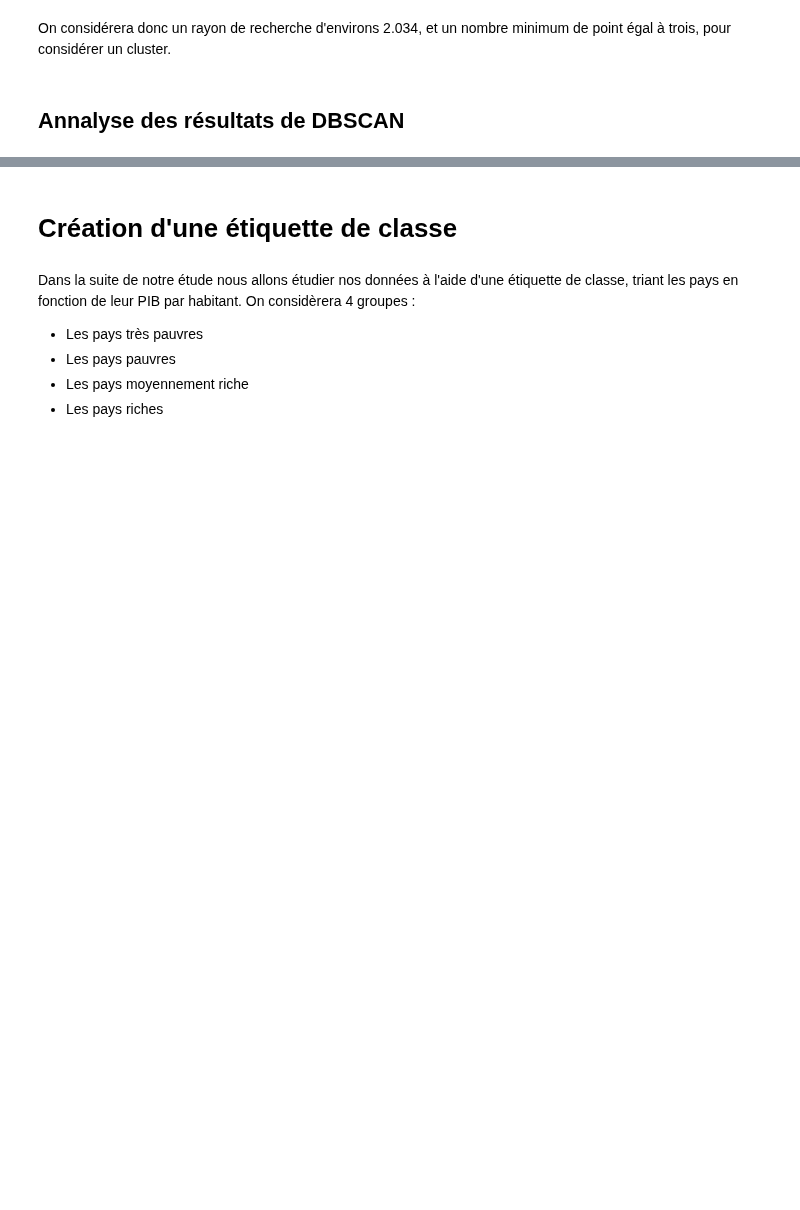
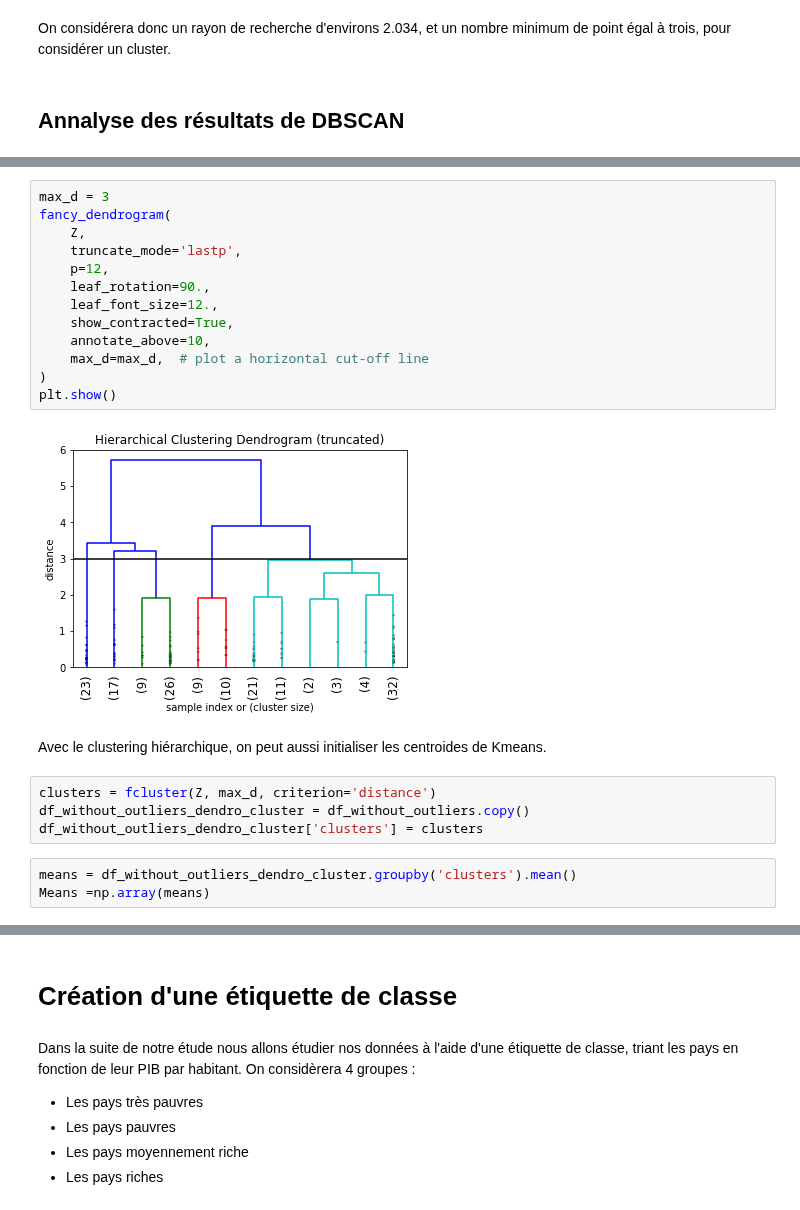
Before and after one commit to LisaNicvert/IA_project, a Jupyter notebook: IA_project_complex.ipynb, the cells around one changed output, grey strips where cells are left out. Cells and saved outputs as stored; diff of their text form; blank space fills up the shorter version.

```diff
--- a/IA_project_complex.ipynb
+++ b/IA_project_complex.ipynb
@@ -330,0 +376,24 @@ df_without_outliers=df_clustering_norm_lab[df_clustering_norm_lab.Labels != -1]
+# %%
+max_d = 3
+fancy_dendrogram(
+    Z,
+    truncate_mode='lastp',
+    p=12,
+    leaf_rotation=90.,
+    leaf_font_size=12.,
+    show_contracted=True,
+    annotate_above=10,
+    max_d=max_d,  # plot a horizontal cut-off line
+)
+plt.show()
+# %% [output]
+[figure, added]
+# %% [markdown]
+Avec le clustering hiérarchique, on peut aussi initialiser les centroides de Kmeans.
+# %%
+clusters = fcluster(Z, max_d, criterion='distance')
+df_without_outliers_dendro_cluster = df_without_outliers.copy()
+df_without_outliers_dendro_cluster['clusters'] = clusters
+# %%
+means = df_without_outliers_dendro_cluster.groupby('clusters').mean()
+Means =np.array(means)
```
Also changed, not shown: parts of 59 cells of this notebook.
